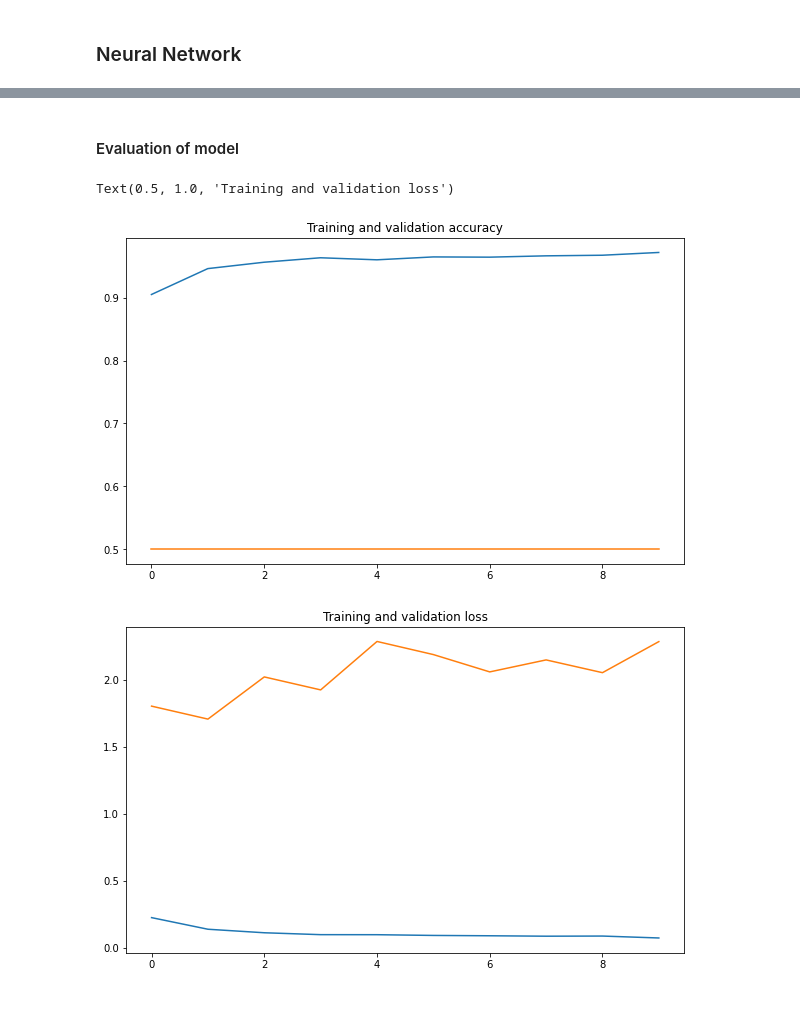
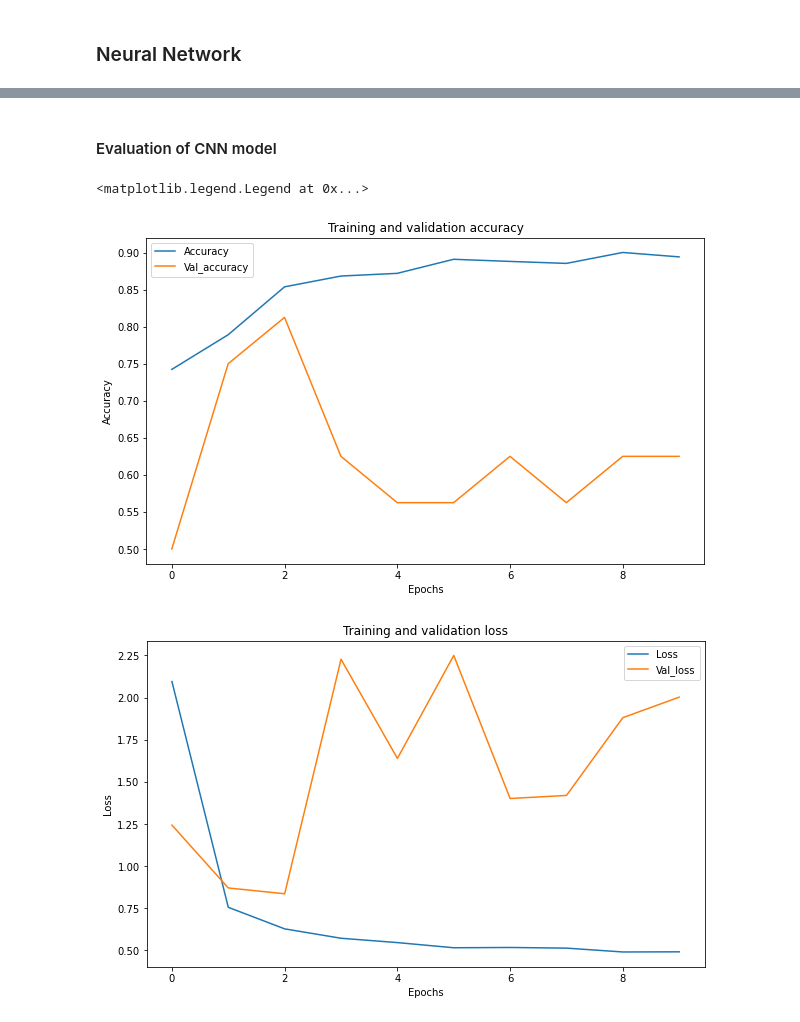
Before and after one commit to Dparanou/image-analysis-pneumonia, a Jupyter notebook: Final_Project_Image_Analysis.ipynb, the cells around one changed output, grey strips where cells are left out. Cells and saved outputs as stored; diff of their text form; code cells hidden in the pictures.

```diff
--- a/Final_Project_Image_Analysis.ipynb
+++ b/Final_Project_Image_Analysis.ipynb
@@ -58,11 +63,16 @@ The data is imbalanced as only 1/4 of the images are in Normal class and the res
 So we will augmaunt our data.
 # %%
 # rescale all images by 1./255.
-train_gen = ImageDataGenerator(rescale=1./255)
+train_gen = ImageDataGenerator(rescale=1./255,
+                                rotation_range=20 ,
+                                zoom_range=0.2,
+                                horizontal_flip=True,
+                                brightness_range=[0.6,0.9],
+                                fill_mode='nearest')
+test_gen = ImageDataGenerator( rescale = 1.0/255)
 
 # flow training images in batches of 32 using train_gen generator
-train_data = train_gen.flow_from_directory(train_directory,target_size=(76,76)
-                                         ,batch_size=32,class_mode='binary',shuffle=True)
+train_data = train_gen.flow_from_directory(train_directory, target_size = (224, 224), batch_size = 32, class_mode = 'binary')
 # %% [output]
 Found 5216 images belonging to 2 classes.
 # %%
@@ -73,8 +82,7 @@ test_data = train_gen.flow_from_directory(test_directory,target_size=(76,76),
 Found 624 images belonging to 2 classes.
 # %%
 # get validate data
-val_data = train_gen.flow_from_directory(val_directory,target_size=(76,76),
-                                   batch_size=1,shuffle=False)
+val_data = test_gen.flow_from_directory(val_directory, target_size = (224, 224), batch_size = 32, class_mode = 'binary')
 # %% [output]
 Found 16 images belonging to 2 classes.
 # %%
@@ -198,29 +326,26 @@ Epoch 10/10
 # %% [markdown]
-#### Evaluation of model
+#### Evaluation of CNN model
 # %%
-acc = history.history['accuracy']
-val_acc  = history.history['val_accuracy']
-loss     = history.history['loss']
-val_loss = history.history['val_loss']
-
-epochs   = range(len(acc)) # Get number of epochs
-
-#------------------------------------------------
-# Plot training and validation accuracy per epoch
-#------------------------------------------------
+history_frame_cnn = pd.DataFrame(history_cnn.history)
 plt.figure(figsize=(10,6))
-plt.plot(epochs,acc)
-plt.plot(epochs,val_acc)
+plt.plot(history_frame_cnn.loc[:, ['accuracy']])
+plt.plot(history_frame_cnn.loc[:, ['val_accuracy']])
+plt.xlabel("Epochs")
+plt.ylabel("Accuracy")
 plt.title('Training and validation accuracy')
+plt.legend(['Accuracy', 'Val_accuracy'])
 #------------------------------------------------
 # Plot training and validation loss per epoch
 #------------------------------------------------
 plt.figure(figsize=(10,6))
-plt.plot(epochs,loss)
-plt.plot(epochs,val_loss)
+plt.plot(history_frame_cnn.loc[:, ['loss']])
+plt.plot(history_frame_cnn.loc[:, ['val_loss']])
+plt.xlabel("Epochs")
+plt.ylabel("Loss")
 plt.title('Training and validation loss')
+plt.legend(['Loss', 'Val_loss'])
 # %% [output]
-Text(0.5, 1.0, 'Training and validation loss')
+<matplotlib.legend.Legend at 0x...>
-[figure, old version]
+[figure, new version]
-[figure, old version]
+[figure, new version]
 # %%
```
Also changed, not shown: parts of 17 cells of this notebook.
